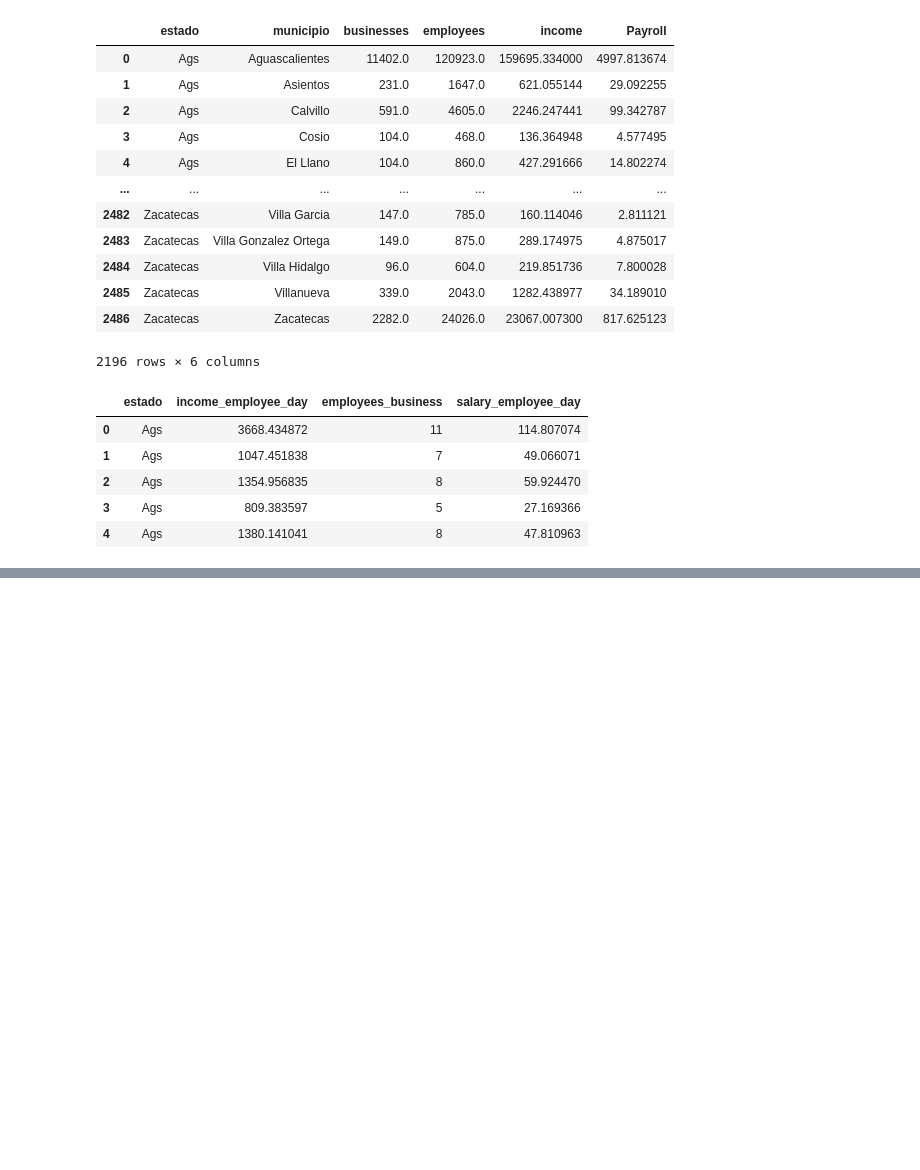
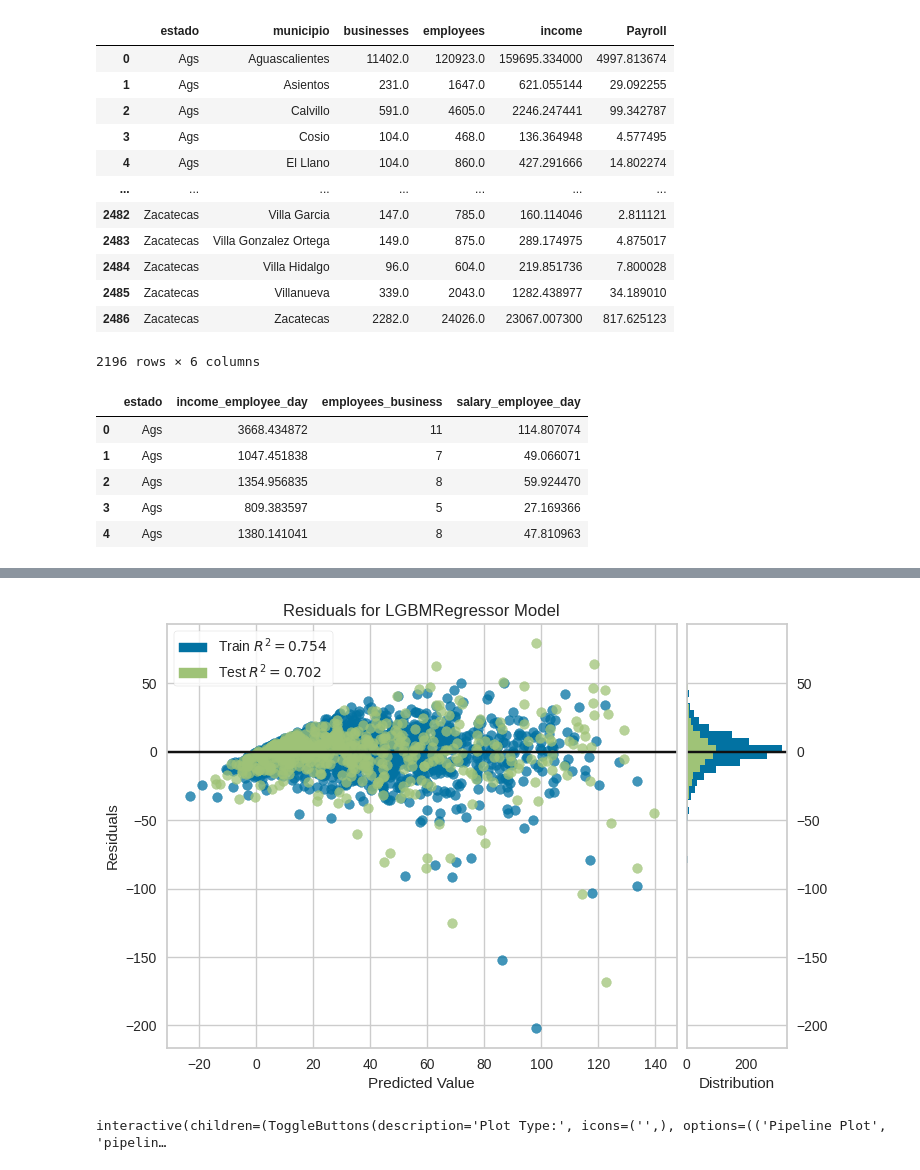
Before and after one commit to di-factory/democlient-sklearn-mxretailsalary1, a Jupyter notebook: notebooks/user_name.MLProfiling.Correlation.ipynb, the cells around one changed output, grey strips where cells are left out. Cells and saved outputs as stored; diff of their text form; code cells hidden in the pictures; blank space fills up the shorter version.

```diff
--- a/notebooks/user_name.MLProfiling.Correlation.ipynb
+++ b/notebooks/user_name.MLProfiling.Correlation.ipynb
@@ -159,0 +210,4 @@ best_model=compare_models()
+# %%
+# And create the selected model in ten kfolds
+
+selected_model = create_model('lightgbm')
@@ -159,0 +230,4 @@ best_model=compare_models()
+# %%
+# Now lets find the best hyperparameters for the selected model
+
+tuned_model = tune_model(selected_model)
@@ -159,0 +251,6 @@ best_model=compare_models()
+# %%
+# and .. evaluate the model
+
+plot_model(tuned_model)
+evaluate_model(tuned_model)
+# %% [output]
@@ -159,0 +258,2 @@ best_model=compare_models()
+[figure, added]
+interactive(children=(ToggleButtons(description='Plot Type:', icons=('',), options=(('Pipeline Plot', 'pipelin…
```
Also changed, not shown: parts of 11 cells of this notebook, 7 other files.
